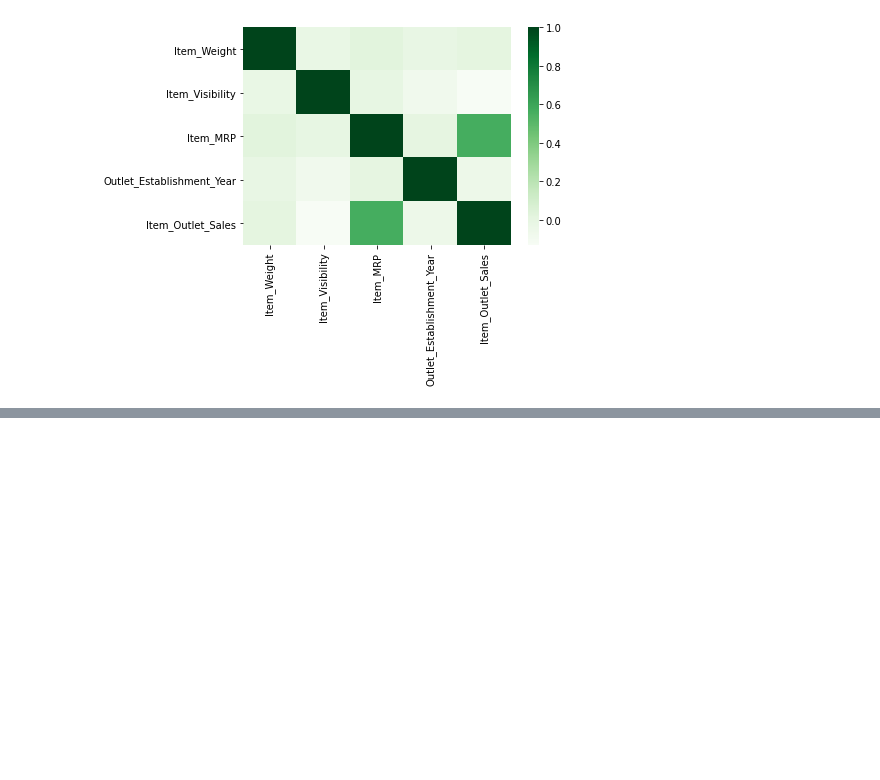
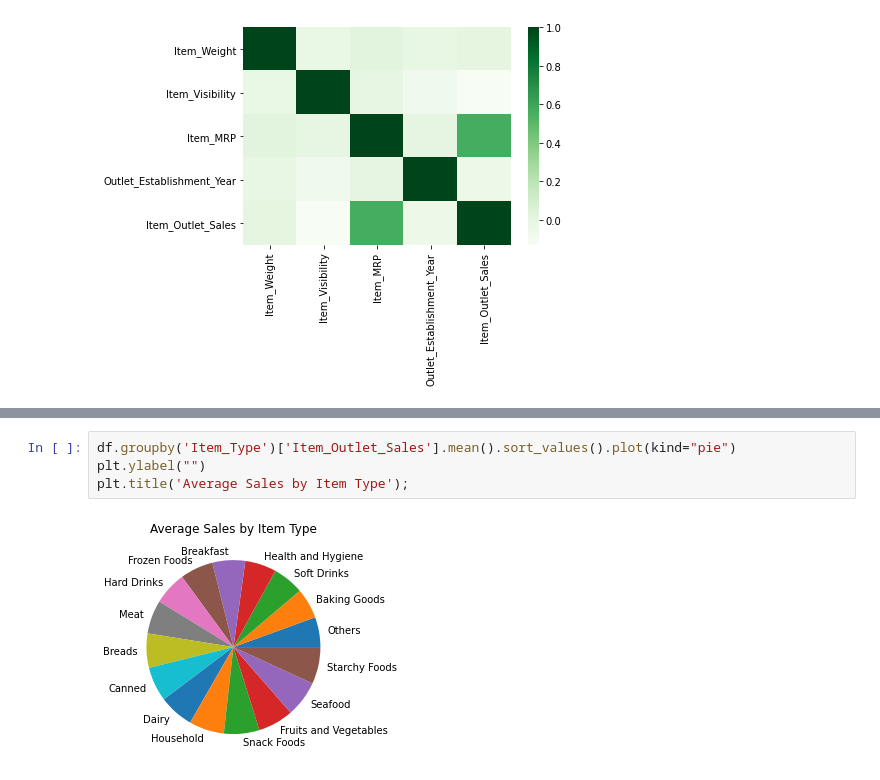
Before and after one commit to mahirag/food-sales-predictions, a Jupyter notebook: Sales_Predictions_Clean_Data.ipynb, the cells around one changed output, grey strips where cells are left out. Saved outputs shown, nothing was run; the diff lists cells and outputs as text; blank space fills up the shorter version.

```diff
--- a/Sales_Predictions_Clean_Data.ipynb
+++ b/Sales_Predictions_Clean_Data.ipynb
@@ -284,0 +376,6 @@ sns.heatmap(corr, cmap = 'Greens')
+# %%
+df.groupby('Item_Type')['Item_Outlet_Sales'].mean().sort_values().plot(kind="pie")
+plt.ylabel("")
+plt.title('Average Sales by Item Type');
+# %% [output]
+[figure, added]
```
Also changed, not shown: parts of 10 cells of this notebook.
